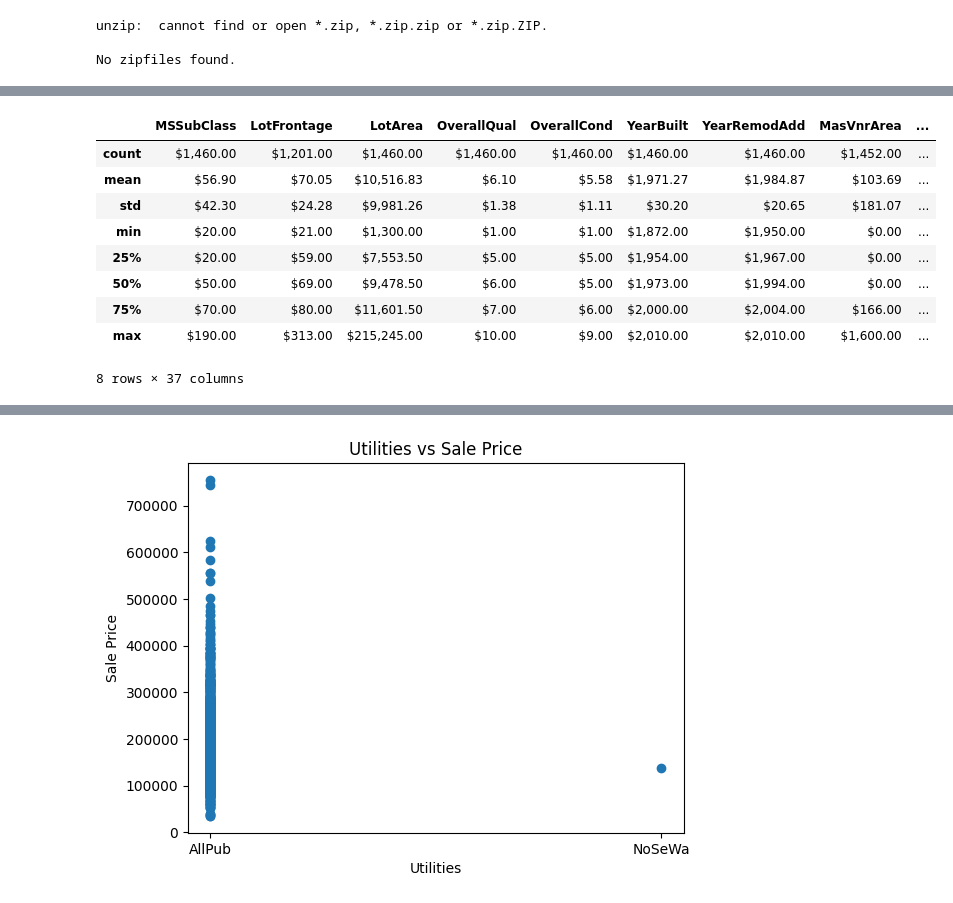
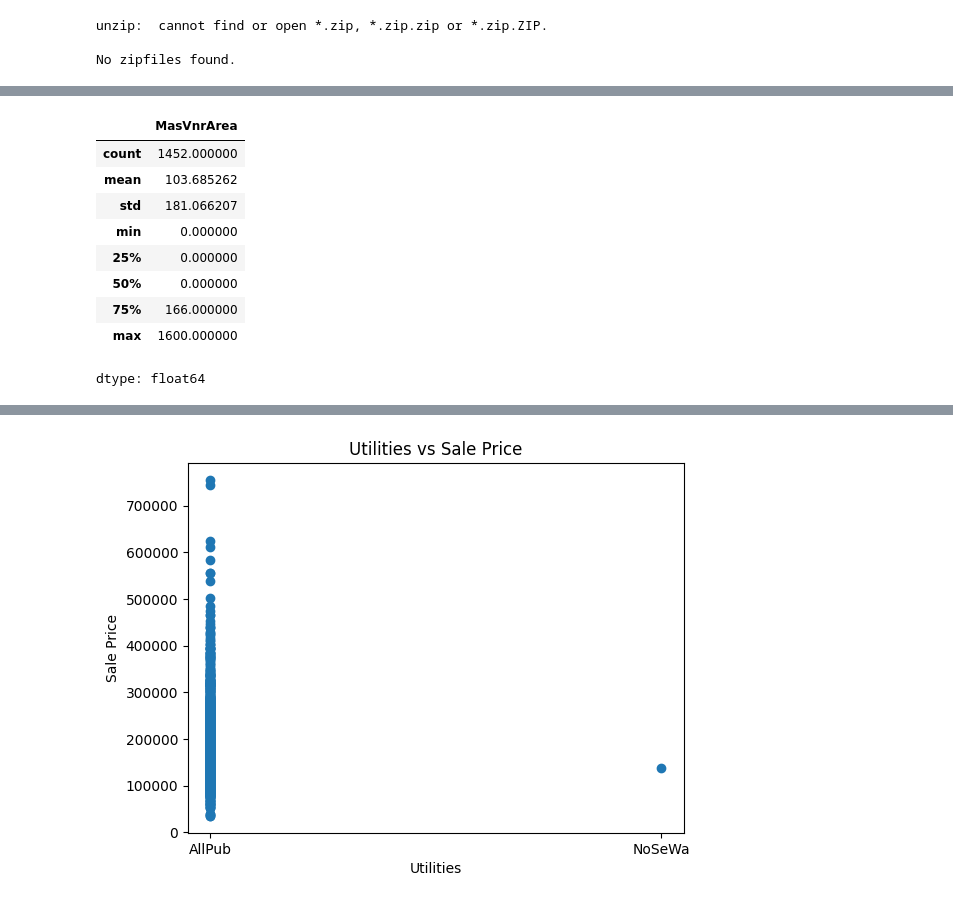
Before and after one commit to jdwatson08/House-Price-Model, a Jupyter notebook: House_price_model.ipynb, the cells around one changed output, grey strips where cells are left out. Cells and saved outputs as stored; diff of their text form; code cells hidden in the pictures.

```diff
--- a/House_price_model.ipynb
+++ b/House_price_model.ipynb
@@ -105,0 +222,7 @@ memory usage: 878.3+ KB
+# %%
+df['FireplaceQu'].replace(np.nan, 'None', inplace=True)
+df['FireplaceQu'].replace('TA', 'Average', inplace=True)
+df['FireplaceQu'].replace('Po', 'Poor', inplace=True)
+df['FireplaceQu'].replace('Fa', 'Fair', inplace=True)
+df['FireplaceQu'].replace('Ex', 'Excellent', inplace=True)
+df['FireplaceQu'].replace('Gd', 'Good', inplace=True)
@@ -106,13 +283,13 @@ memory usage: 878.3+ KB
 # %%
-df.describe()
+df['MasVnrArea'].describe()
 # %% [output]
-|  | MSSubClass | LotFrontage | LotArea | OverallQual | OverallCond | YearBuilt | YearRemodAdd | MasVnrArea | ... |
-| count | $1,460.00 | $1,201.00 | $1,460.00 | $1,460.00 | $1,460.00 | $1,460.00 | $1,460.00 | $1,452.00 | ... |
-| mean | $56.90 | $70.05 | $10,516.83 | $6.10 | $5.58 | $1,971.27 | $1,984.87 | $103.69 | ... |
-| std | $42.30 | $24.28 | $9,981.26 | $1.38 | $1.11 | $30.20 | $20.65 | $181.07 | ... |
-| min | $20.00 | $21.00 | $1,300.00 | $1.00 | $1.00 | $1,872.00 | $1,950.00 | $0.00 | ... |
-| 25% | $20.00 | $59.00 | $7,553.50 | $5.00 | $5.00 | $1,954.00 | $1,967.00 | $0.00 | ... |
-| 50% | $50.00 | $69.00 | $9,478.50 | $6.00 | $5.00 | $1,973.00 | $1,994.00 | $0.00 | ... |
-| 75% | $70.00 | $80.00 | $11,601.50 | $7.00 | $6.00 | $2,000.00 | $2,004.00 | $166.00 | ... |
-| max | $190.00 | $313.00 | $215,245.00 | $10.00 | $9.00 | $2,010.00 | $2,010.00 | $1,600.00 | ... |
+|  | MasVnrArea |
+| count | 1452.000000 |
+| mean | 103.685262 |
+| std | 181.066207 |
+| min | 0.000000 |
+| 25% | 0.000000 |
+| 50% | 0.000000 |
+| 75% | 166.000000 |
+| max | 1600.000000 |
-8 rows × 37 columns
+dtype: float64
```
Also changed, not shown: parts of 41 cells of this notebook.
